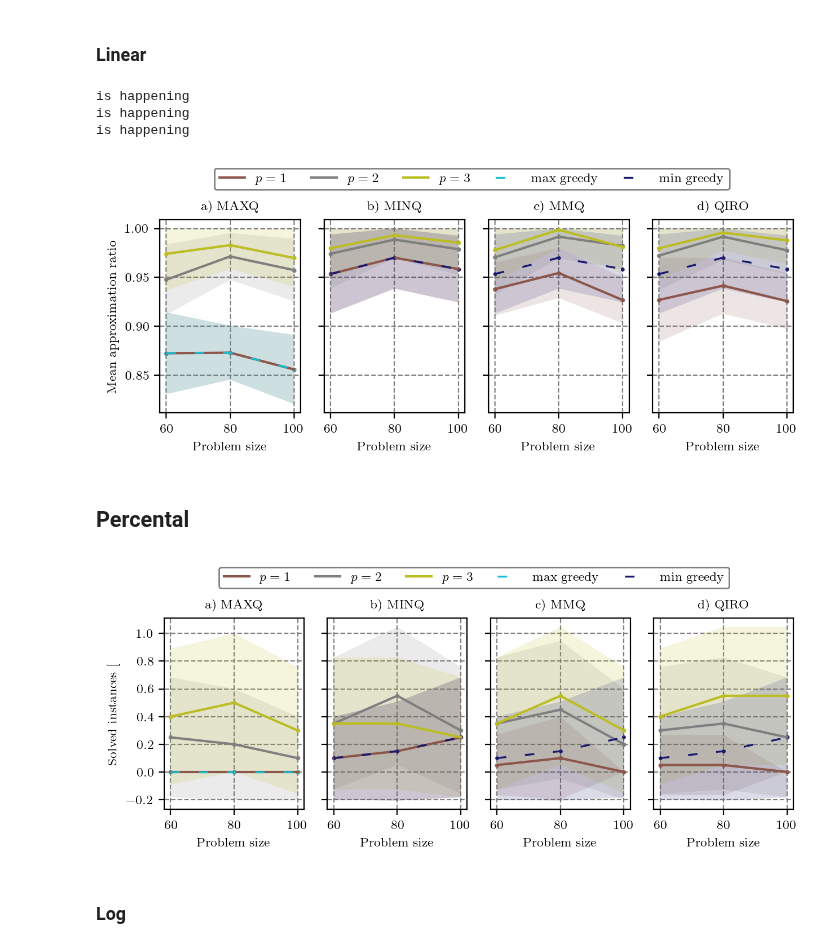
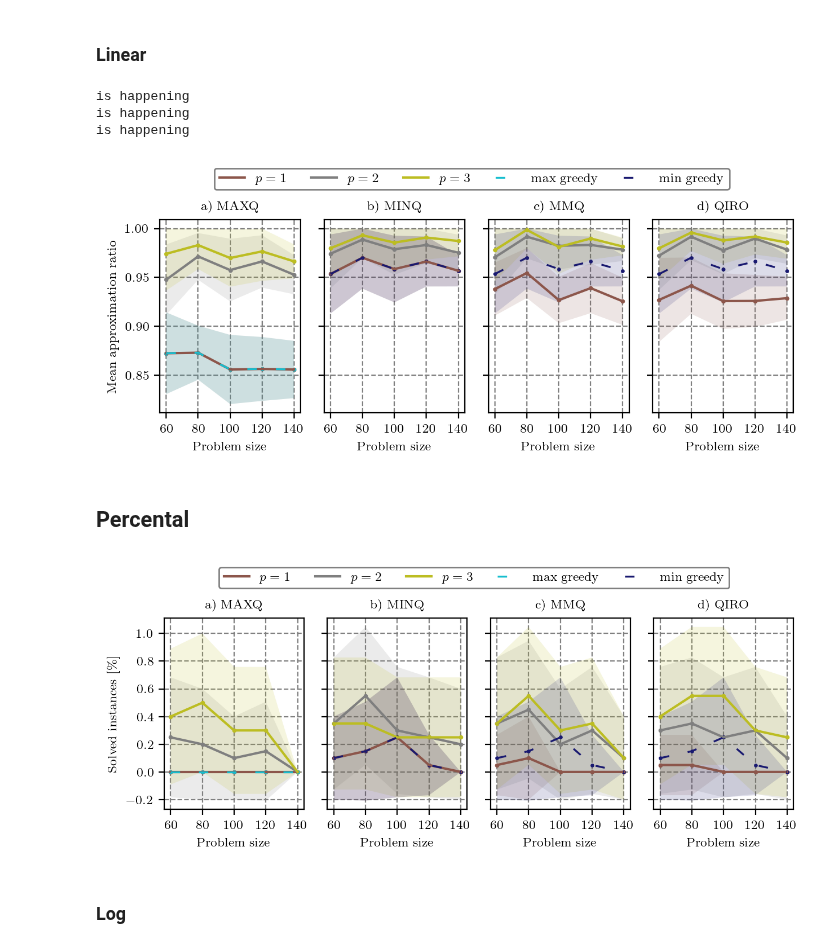
Before and after one commit to jernejrudifinzgar/qiro, a Jupyter notebook: Experiments/MIS_QIRO/scripts/plotting.ipynb, the cells around one changed output. Saved outputs shown, nothing was run; the diff lists cells and outputs as text; code cells hidden in the pictures.

```diff
--- a/Experiments/MIS_QIRO/scripts/plotting.ipynb
+++ b/Experiments/MIS_QIRO/scripts/plotting.ipynb
@@ -112,7 +112,7 @@ runs = list(range(20))
 variations = ['MAXQ', 'MINQ', 'MMQ', 'QIRO']
 iterations = [0]
 version = 4
-ns = [60, 80, 100]#, 120, 140, 160]
+ns = [60, 80, 100, 120, 140]#, 160]
 
 major_yticks_pos = [0.8, 0.9, 0.95, 0.99]
 major_yticks_names = [0.8, 0.9, 0.95, 0.99]
@@ -216,7 +216,7 @@ plt.show()
 is happening
 is happening
 is happening
-[figure, old version]
+[figure, new version]
 # %% [markdown]
 ## Percental
 # %%
@@ -289,7 +289,7 @@ runs = list(range(20))
 variations = ['MAXQ', 'MINQ', 'MMQ', 'QIRO']
 iterations = [0]
 version = 4
-ns = [60, 80, 100]#, 120, 140, 160]
+ns = [60, 80, 100, 120, 140]#, 160]
 
 major_yticks_pos = [0.8, 0.9, 0.95, 0.99]
 major_yticks_names = [0.8, 0.9, 0.95, 0.99]
@@ -359,34 +359,34 @@ for ax in axs:
     ax.yaxis.grid(color='gray', linestyle='dashed')
     ax.xaxis.grid(color='gray', linestyle='dashed')
     ax.set_axisbelow(True)
     ax.set_xticks(ns, ns)
    #ax.set_yscale('logit')
     #ax.set_ylim(bottom=0.79, top=0.995)
 
 axs[0].set_ylabel('Solved instances [$\%$]')
 #ax1.set_xticks(range(1, 17, 2), np.round(np.linspace(0.1, 0.80, 8), 2))
 #ax1.set_xticks()
 # ax1.set_yscale('logit')
 axs[0].set_title('a) MAXQ', loc='center')
 axs[1].set_title('b) MINQ', loc='center')
 axs[2].set_title('c) MMQ', loc='center')
 axs[3].set_title('d) QIRO', loc='center')
 # #ax1.gca()
 # ax1.yaxis.set_ticklabels([])
 # ax1.set_ylim(bottom=0.79, top=0.9997)
 #axs[0].set_yticks(major_yticks_pos, major_yticks_names)
 #axs[0].set_yticks(minor_yticks_pos, minor_ticks_names, minor=True)
 
 plt.tight_layout()
 lines, labels = axs[0].get_legend_handles_labels()
 lines2, labels2 = axs[1].get_legend_handles_labels()
 lines.append(lines2[-1])
 labels.append(labels2[-1])
 axs[1].legend(lines, labels, loc='upper center', ncols=6, bbox_to_anchor=(1.05, 1.3), fancybox=True, edgecolor = 'grey', framealpha=1, facecolor=None)
 #fig.savefig('./plots/appr_vs_density_log_gurobi_std_80_graphs_missing_errors.pdf', dpi=300, bbox_inches='tight')
 plt.show()
 # %% [output]
-[figure, old version]
+[figure, new version]
 # %% [markdown]
 ### Log
 # %%
```
Also changed, not shown: 7 other files.
